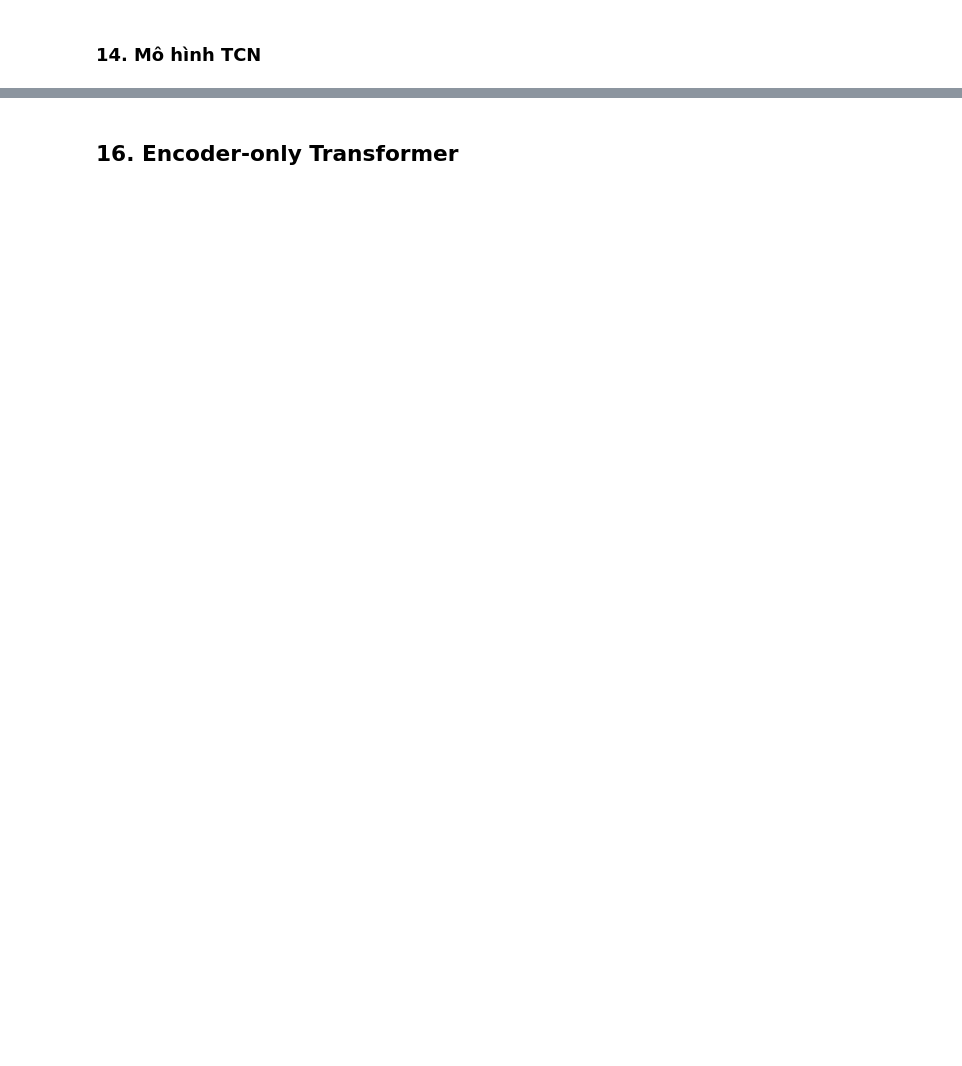
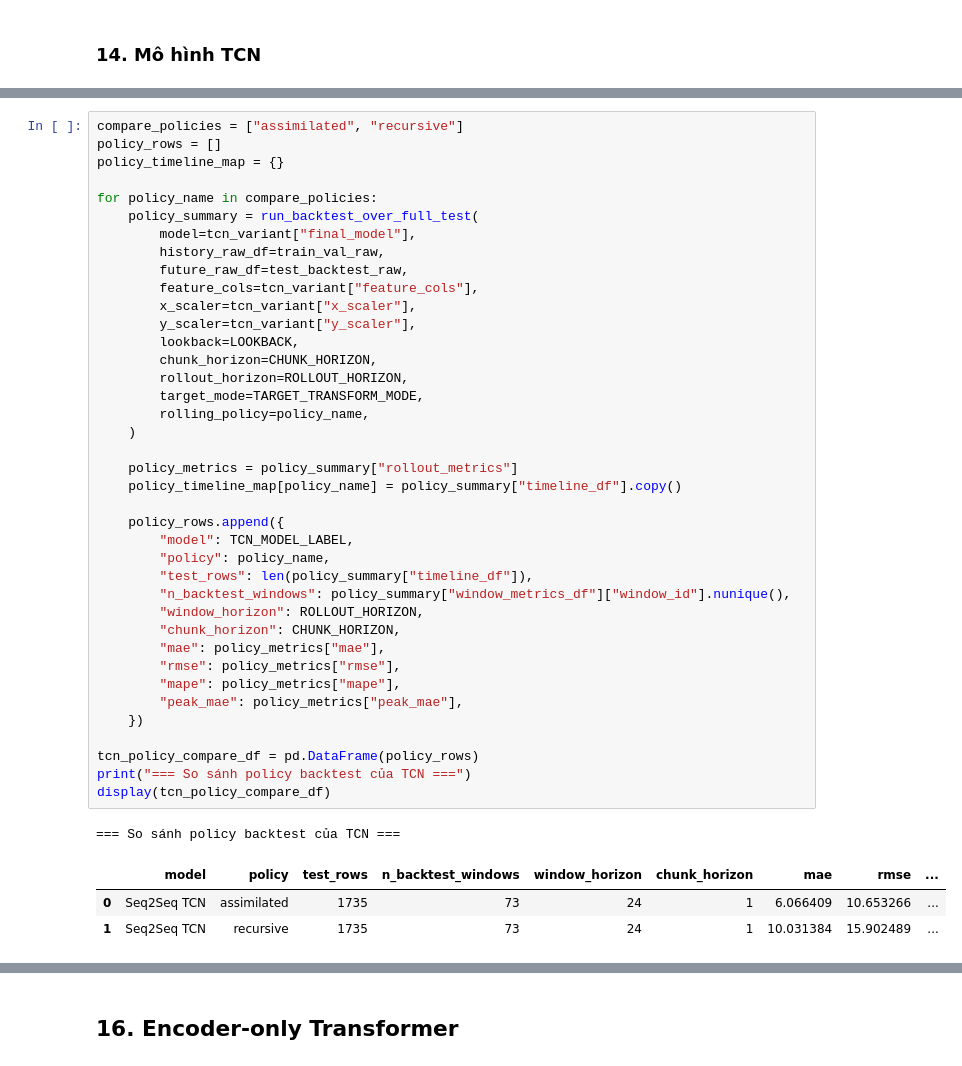
Before and after one commit to HoangHumg1210/hoankiem-air-quality-, a Jupyter notebook: notebooks/03_model.ipynb, the cells around one changed output, grey strips where cells are left out. Saved outputs shown, nothing was run; the diff lists cells and outputs as text; blank space fills up the shorter version.

```diff
--- a/notebooks/03_model.ipynb
+++ b/notebooks/03_model.ipynb
@@ -3347,0 +3443,44 @@ Epoch 30: ReduceLROnPlateau reducing learning rate to 0.0003499999875202775.
+# %%
+compare_policies = ["assimilated", "recursive"]
+policy_rows = []
+policy_timeline_map = {}
+
+for policy_name in compare_policies:
+    policy_summary = run_backtest_over_full_test(
+        model=tcn_variant["final_model"],
+        history_raw_df=train_val_raw,
+        future_raw_df=test_backtest_raw,
+        feature_cols=tcn_variant["feature_cols"],
+        x_scaler=tcn_variant["x_scaler"],
+        y_scaler=tcn_variant["y_scaler"],
+        lookback=LOOKBACK,
+        chunk_horizon=CHUNK_HORIZON,
+        rollout_horizon=ROLLOUT_HORIZON,
+        target_mode=TARGET_TRANSFORM_MODE,
+        rolling_policy=policy_name,
+    )
+
+    policy_metrics = policy_summary["rollout_metrics"]
+    policy_timeline_map[policy_name] = policy_summary["timeline_df"].copy()
+
+    policy_rows.append({
+        "model": TCN_MODEL_LABEL,
+        "policy": policy_name,
+        "test_rows": len(policy_summary["timeline_df"]),
+        "n_backtest_windows": policy_summary["window_metrics_df"]["window_id"].nunique(),
+        "window_horizon": ROLLOUT_HORIZON,
+        "chunk_horizon": CHUNK_HORIZON,
+        "mae": policy_metrics["mae"],
+        "rmse": policy_metrics["rmse"],
+        "mape": policy_metrics["mape"],
+        "peak_mae": policy_metrics["peak_mae"],
+    })
+
+tcn_policy_compare_df = pd.DataFrame(policy_rows)
+print("=== So sánh policy backtest của TCN ===")
+display(tcn_policy_compare_df)
+# %% [output]
+=== So sánh policy backtest của TCN ===
+|  | model | policy | test_rows | n_backtest_windows | window_horizon | chunk_horizon | mae | rmse | ... |
+| 0 | Seq2Seq TCN | assimilated | 1735 | 73 | 24 | 1 | 6.066409 | 10.653266 | ... |
+| 1 | Seq2Seq TCN | recursive | 1735 | 73 | 24 | 1 | 10.031384 | 15.902489 | ... |
```
Also changed, not shown: parts of 9 cells of this notebook.
